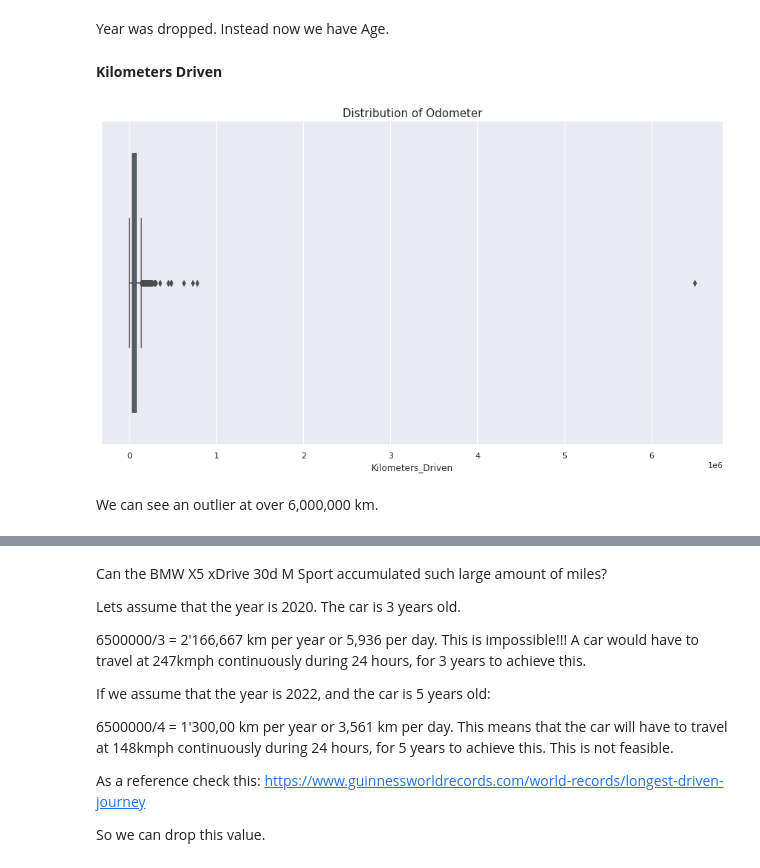
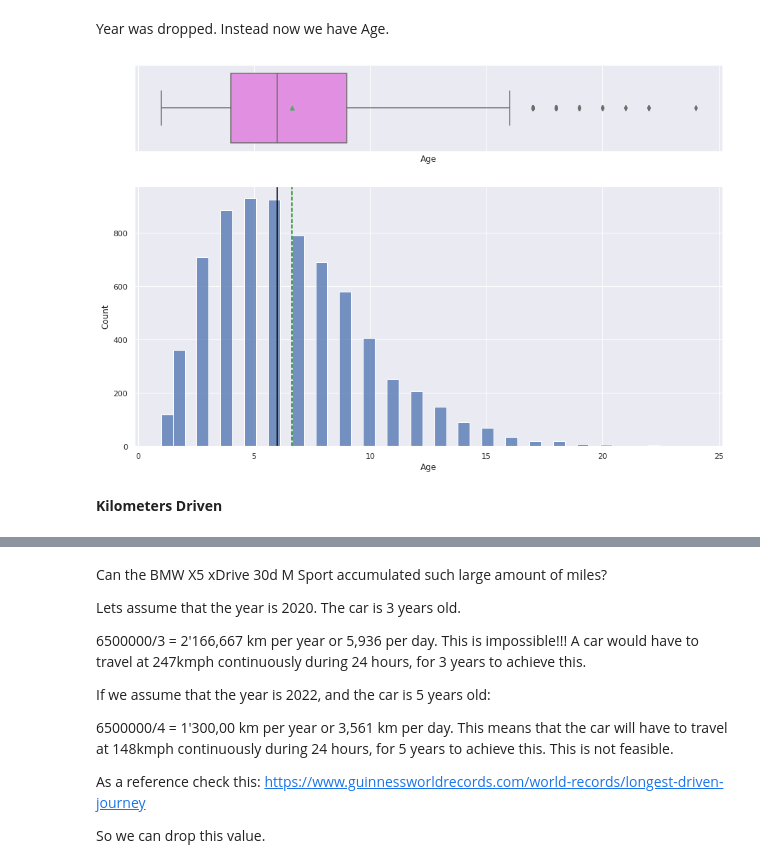
Before and after one commit to hugohir/usedcars, a Jupyter notebook: UsedCars_PricePrediction.ipynb, the cells around one changed output, grey strips where cells are left out. Saved outputs shown, nothing was run; the diff lists cells and outputs as text; code cells hidden in the pictures.

```diff
--- a/UsedCars_PricePrediction.ipynb
+++ b/UsedCars_PricePrediction.ipynb
@@ -572,8 +653,8 @@ The oldest car is 24 years old, and 5 years old is the most common.
 We can drop the Year column.
 # %%
 #Drop Year
-usedcarworks_df = usedcarworks_df.drop(['Year'], axis=1)
-usedcarworks_df
+uc_df = uc_df.drop(['Year'], axis=1)
+uc_df
 # %% [output]
 |  | Name | Location | Kilometers_Driven | Fuel_Type | Transmission | Owner_Type | Mileage | Engine | Power | ... |
 | 0 | Maruti Wagon R LXI CNG | Mumbai | 72000 | CNG | Manual | First | 26.6 km/kg | 998 CC | 58.16 bhp | ... |
@@ -590,15 +671,11 @@ usedcarworks_df
 7253 rows × 14 columns
 # %% [markdown]
 Year was dropped. Instead now we have Age.
+# %%
+#Visualize the Age distribution
+# Observations on Credit_Limit
+histogram_boxplot(uc_df, "Age")
+# %% [output]
+[figure, added]
 # %% [markdown]
 **Kilometers Driven**
-# %%
-#lets see the distribution of the kilometers driven
-plt.figure(figsize=(15,8))
-sns.boxplot(x = usedcarworks_df["Kilometers_Driven"])
-plt.title("Distribution of Odometer", fontsize=15)
-plt.show()
-# %% [output]
-[figure, removed]
-# %% [markdown]
-We can see an outlier at over 6,000,000 km.
```
Also changed, not shown: parts of 62 cells of this notebook.
